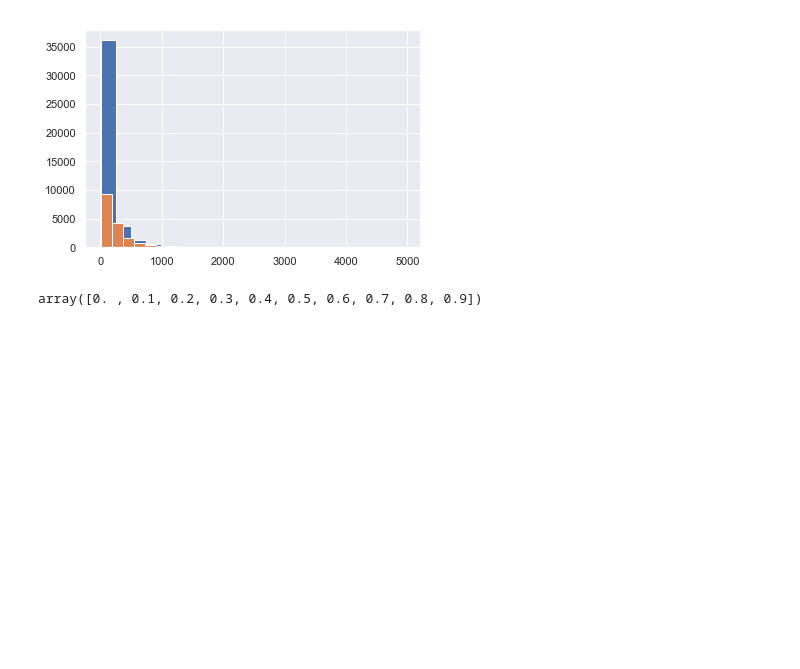
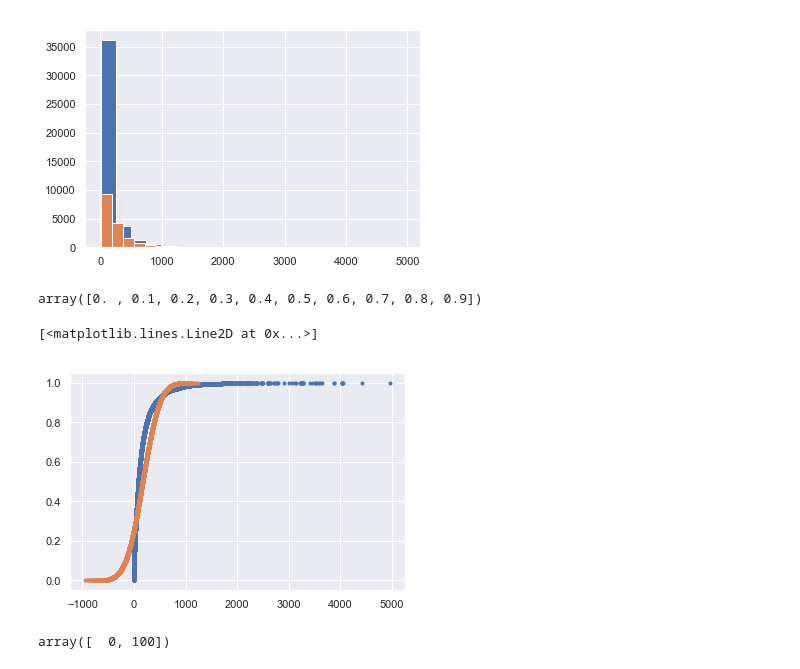
Before and after one commit to anoushavan/Capstone_1, a Jupyter notebook: code/data_story_test.ipynb, the cells around one changed output. Saved outputs shown, nothing was run; the diff lists cells and outputs as text; code cells hidden in the pictures; blank space fills up the shorter version.

```diff
--- a/code/data_story_test.ipynb
+++ b/code/data_story_test.ipynb
@@ -332,6 +332,23 @@ def ecdf(data):
     x = np.sort(data)
     y = np.arange(1, n+1)/n
     return x, y
+# %%
+n = len(data)
+mu = np.mean(data['Duration'])
+std = np.std(data['Duration'])
+# %%
+x_theor, y_theor = ecdf(np.random.normal(mu, std,n))
 # %%
 # plot the ecdf of the duration
 x, y = ecdf(data['Duration'])
+# %%
+plt.plot(x,y, marker='.', linestyle='None')
+plt.plot(x_theor,y_theor, marker='.', linestyle='none')
+# %% [output]
+[<matplotlib.lines.Line2D at 0x...>]
+[figure, added]
+# %%
+x = np.array([0,100])
+x
+# %% [output]
+array([  0, 100])
```
Also changed, not shown: parts of 15 cells of this notebook, 7 other files.
